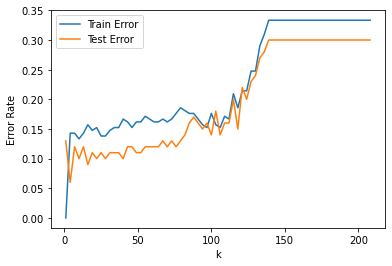
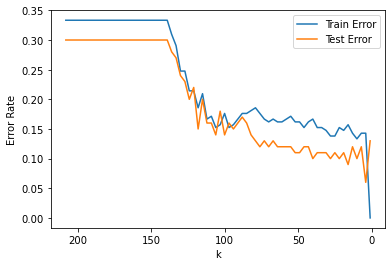
Unified diff of the notebook cell whose output changed from the first chart to the second:
--- before
+++ after
@@ -12,8 +12,5 @@
     train_errors.append(train_error)
     test_errors.append(test_error)
-    k_values.append(k)
 
-min_trainerror = min(train_errors)
-best_k = k_values[train_errors.index(min_trainerror)]
 
 plt.plot(range(208, 0, -3), train_errors, label="Train Error")
@@ -22,3 +19,4 @@
 plt.ylabel("Error Rate")
 plt.legend()
+plt.gca().invert_xaxis()
 plt.show()

Commit: Finish HW1-4